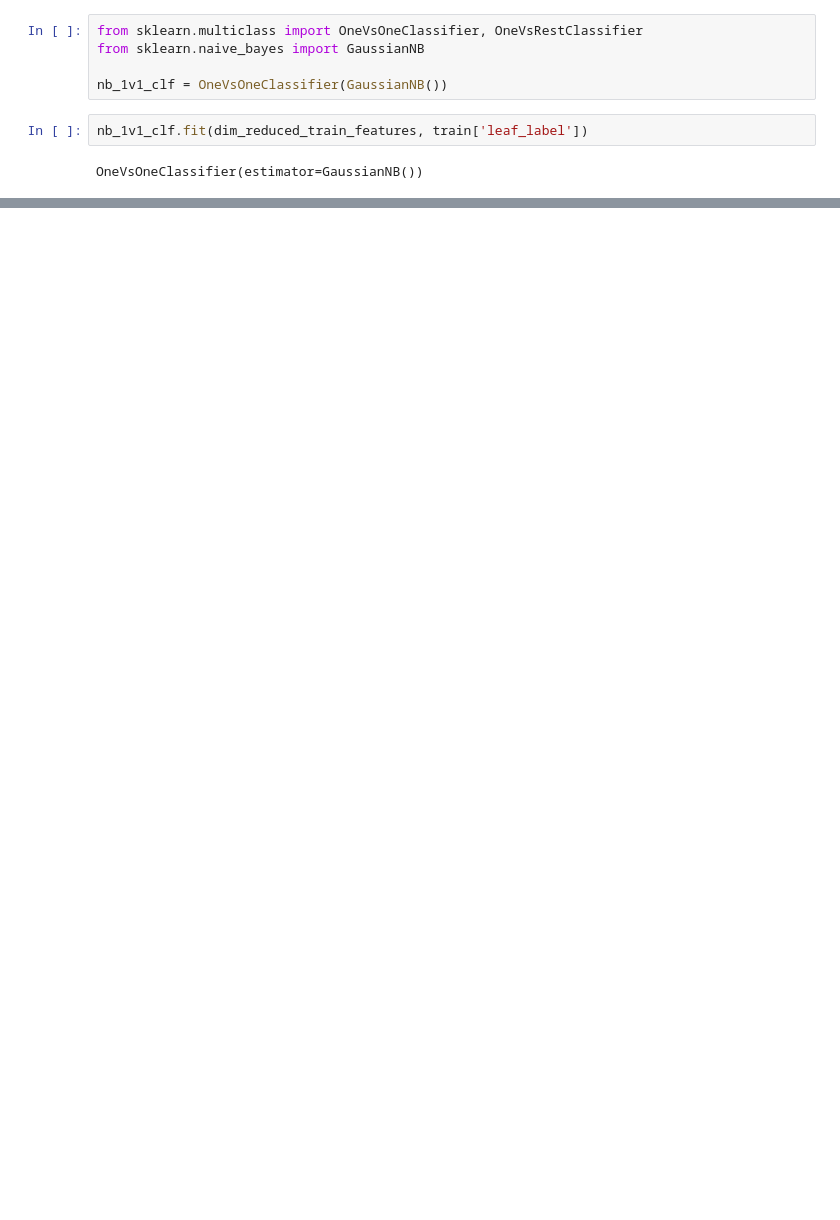
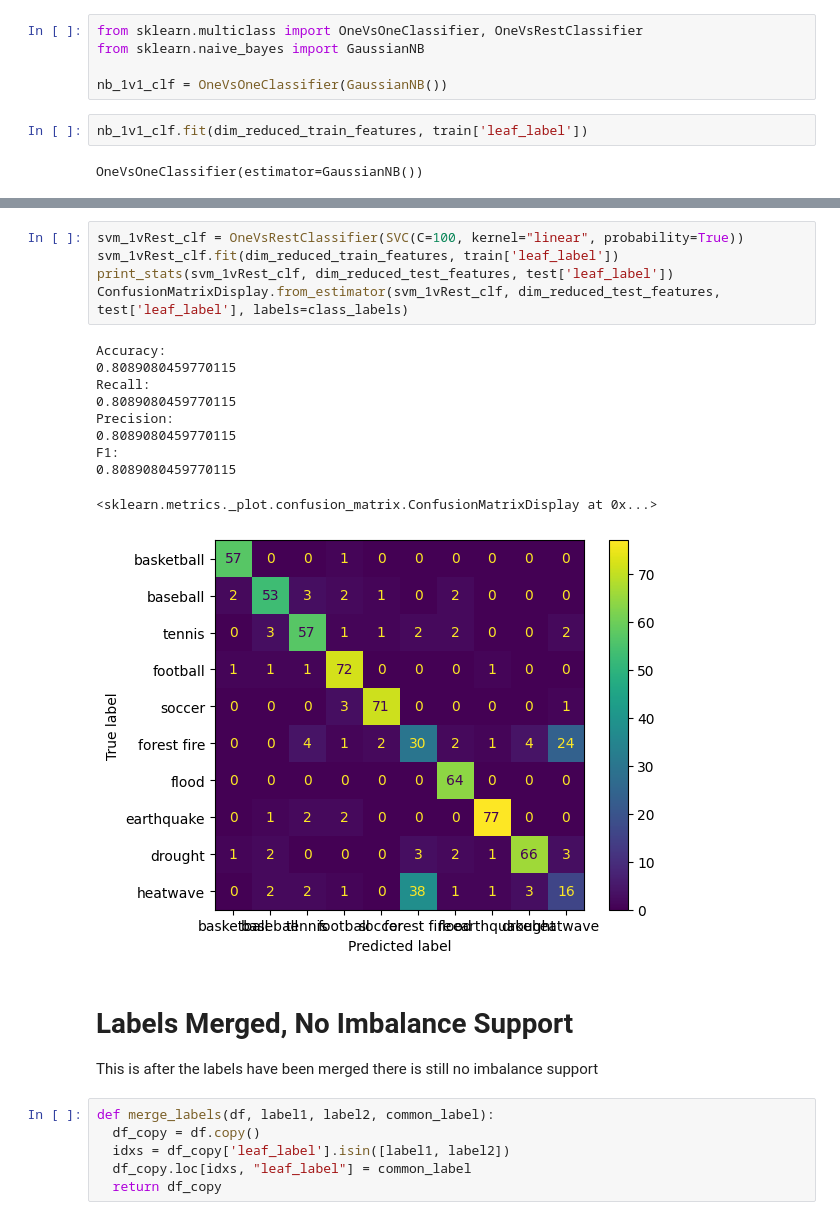
Before and after one commit to papaymaguire/ece219-project1, a Jupyter notebook: project1/notebooks/question09.ipynb, the cells around one changed output, grey strips where cells are left out. Cells and saved outputs as stored; diff of their text form; blank space fills up the shorter version.

```diff
--- a/project1/notebooks/question09.ipynb
+++ b/project1/notebooks/question09.ipynb
@@ -60,0 +145,25 @@ ValueError: Target is multiclass but average='binary'. Please choose another ave
+# %%
+svm_1vRest_clf = OneVsRestClassifier(SVC(C=100, kernel="linear", probability=True))
+svm_1vRest_clf.fit(dim_reduced_train_features, train['leaf_label'])
+print_stats(svm_1vRest_clf, dim_reduced_test_features, test['leaf_label'])
+ConfusionMatrixDisplay.from_estimator(svm_1vRest_clf, dim_reduced_test_features, test['leaf_label'], labels=class_labels)
+# %% [output]
+Accuracy:
+0.8089080459770115
+Recall:
+0.8089080459770115
+Precision:
+0.8089080459770115
+F1:
+0.8089080459770115
+<sklearn.metrics._plot.confusion_matrix.ConfusionMatrixDisplay at 0x...>
+[figure, added]
+# %% [markdown]
+# Labels Merged, No Imbalance Support
+This is after the labels have been merged there is still no imbalance support
+# %%
+def merge_labels(df, label1, label2, common_label):
+  df_copy = df.copy()
+  idxs = df_copy['leaf_label'].isin([label1, label2])
+  df_copy.loc[idxs, "leaf_label"] = common_label
+  return df_copy
```
Also changed, not shown: parts of 27 cells of this notebook.
